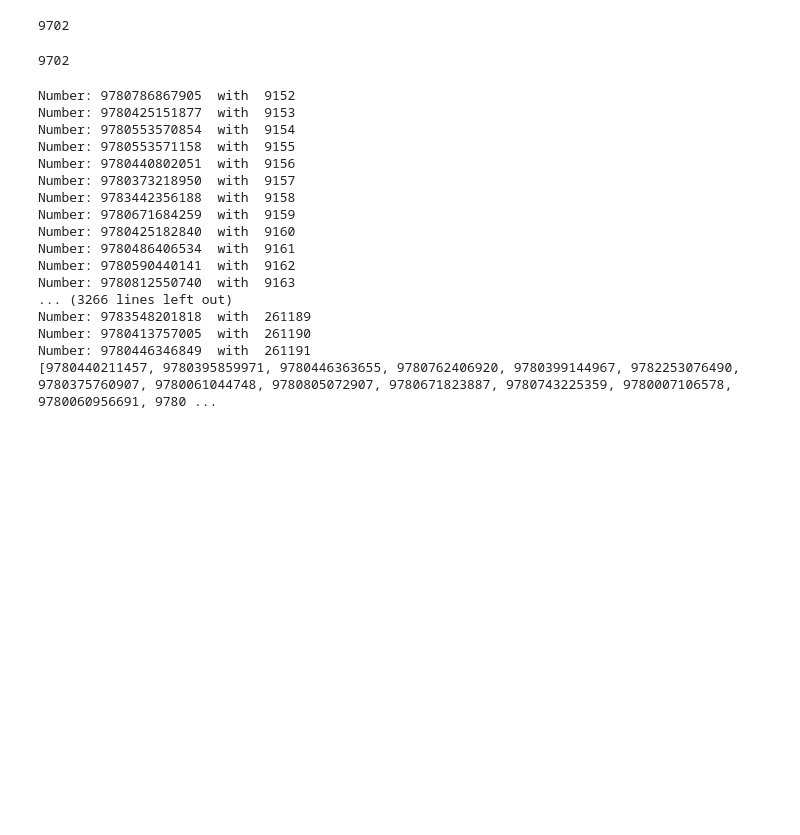
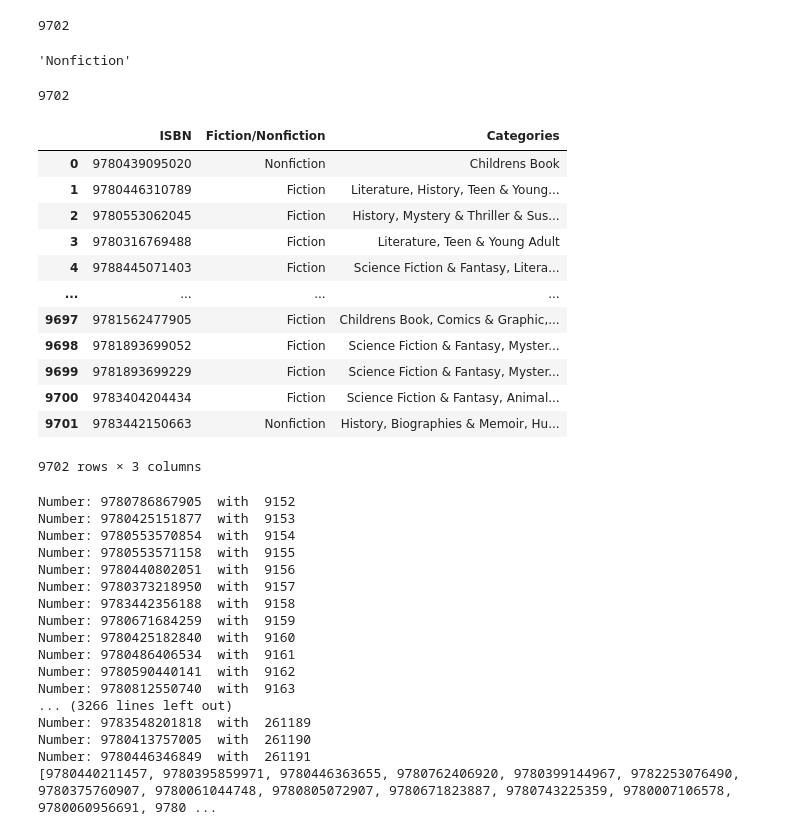
Before and after one commit to ayush572/Final_Year_Internship_Work, a Jupyter notebook: Complete_Data_processing_IIT_Indore_Internship.ipynb, the cells around one changed output. Saved outputs shown, nothing was run; the diff lists cells and outputs as text; code cells hidden in the pictures; blank space fills up the shorter version.

```diff
--- a/Complete_Data_processing_IIT_Indore_Internship.ipynb
+++ b/Complete_Data_processing_IIT_Indore_Internship.ipynb
@@ -24,0 +369,4 @@ DataFrame:
+# %%
+new_mapping_cat = df1['Category']
+new_mapping_cat = new_mapping_cat.tolist()
+new_mapping_cat
@@ -24,0 +391,7 @@ DataFrame:
+# %%
+# for removing the nan value from the category
+new_mapping_cat.remove(np.nan)
+# %%
+for val in new_mapping_cat:
+  if pd.isna(val):
+    print(val)
@@ -177,7 +587,30 @@ for val in isbn_list:
 len(temp_fic_nonfic)
 # %% [output]
 9702
+# %%
+temp_fic_nonfic[0]
+# %% [output]
+'Nonfiction'
 # %%
 len(categories)
 # %% [output]
 9702
+# %%
+# Adding new columns 'Fiction/Nonfiction' and 'Categories'
+df['Fiction/Nonfiction'] = temp_fic_nonfic
+df['Categories'] = categories
+df
+# %% [output]
+|  | ISBN | Fiction/Nonfiction | Categories |
+| 0 | 9780439095020 | Nonfiction | Childrens Book |
+| 1 | 9780446310789 | Fiction | Literature, History, Teen & Young... |
+| 2 | 9780553062045 | Fiction | History, Mystery & Thriller & Sus... |
+| 3 | 9780316769488 | Fiction | Literature, Teen & Young Adult |
+| 4 | 9788445071403 | Fiction | Science Fiction & Fantasy, Litera... |
+| ... | ... | ... | ... |
+| 9697 | 9781562477905 | Fiction | Childrens Book, Comics & Graphic,... |
+| 9698 | 9781893699052 | Fiction | Science Fiction & Fantasy, Myster... |
+| 9699 | 9781893699229 | Fiction | Science Fiction & Fantasy, Myster... |
+| 9700 | 9783404204434 | Fiction | Science Fiction & Fantasy, Animal... |
+| 9701 | 9783442150663 | Nonfiction | History, Biographies & Memoir, Hu... |
+9702 rows × 3 columns
```
Also changed, not shown: parts of 90 cells of this notebook.
